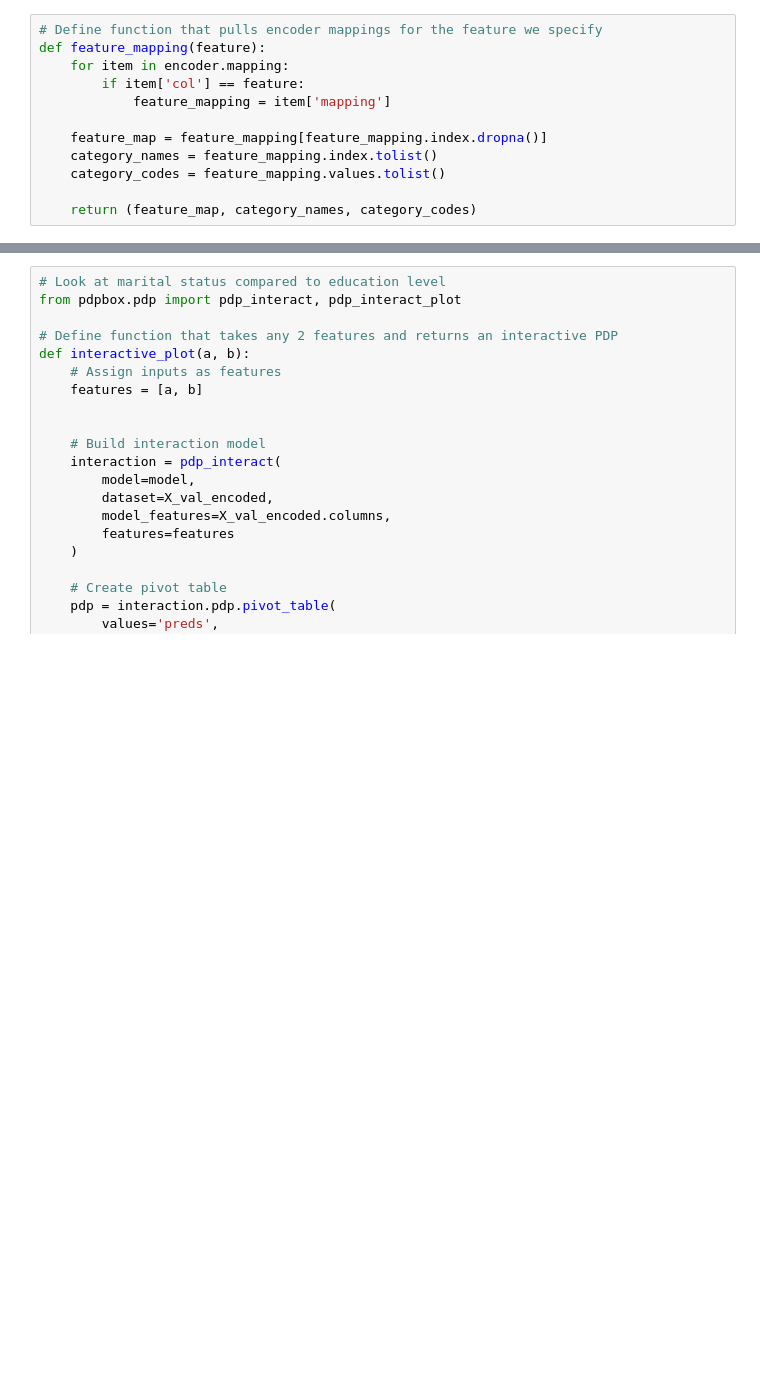
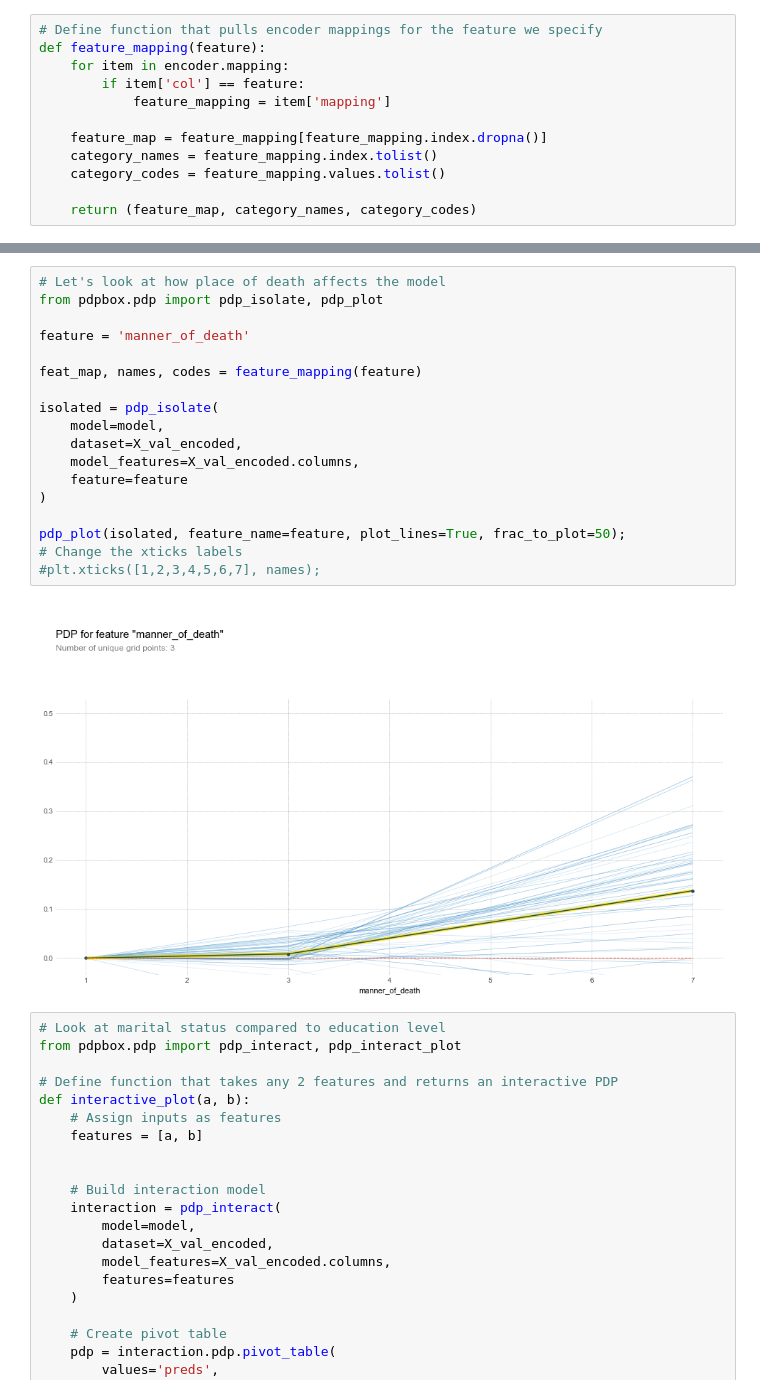
Before and after one commit to Nburkhal/mortality_dash_template, a Jupyter notebook: notebooks/Gender Prediction Notebook - Final.ipynb, the cells around one changed output, grey strips where cells are left out. Drawn from its saved outputs; the diff is of its cells as text; blank space fills up the shorter version.

```diff
--- a/notebooks/Gender Prediction Notebook - Final.ipynb
+++ b/notebooks/Gender Prediction Notebook - Final.ipynb
@@ -494,3 +350,23 @@ plt.xticks([1,2,3,4,5,6], names);
+# %%
+# Let's look at how place of death affects the model
+from pdpbox.pdp import pdp_isolate, pdp_plot
+
+feature = 'manner_of_death'
+
+feat_map, names, codes = feature_mapping(feature)
+
+isolated = pdp_isolate(
+    model=model,
+    dataset=X_val_encoded,
+    model_features=X_val_encoded.columns,
+    feature=feature
+)
+
+pdp_plot(isolated, feature_name=feature, plot_lines=True, frac_to_plot=50);
+# Change the xticks labels
+#plt.xticks([1,2,3,4,5,6,7], names);
+# %% [output]
+[figure, added]
 # %%
 # Look at marital status compared to education level
 from pdpbox.pdp import pdp_interact, pdp_interact_plot
```
Also changed, not shown: parts of 30 cells of this notebook, 13 other files.
